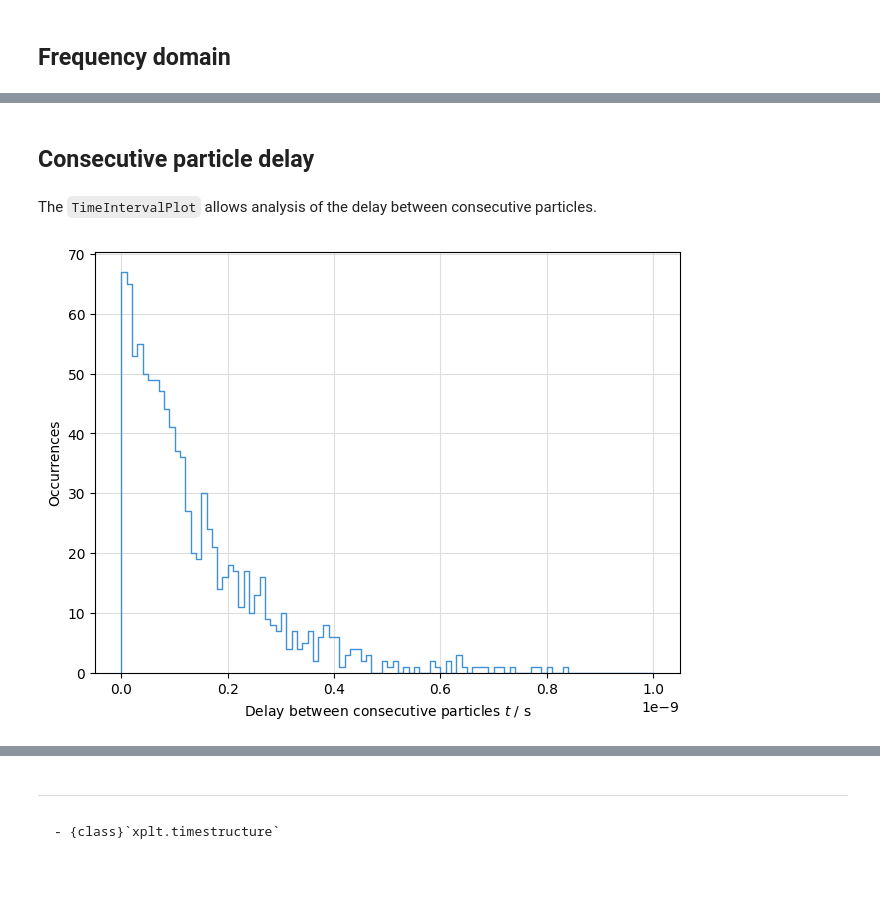
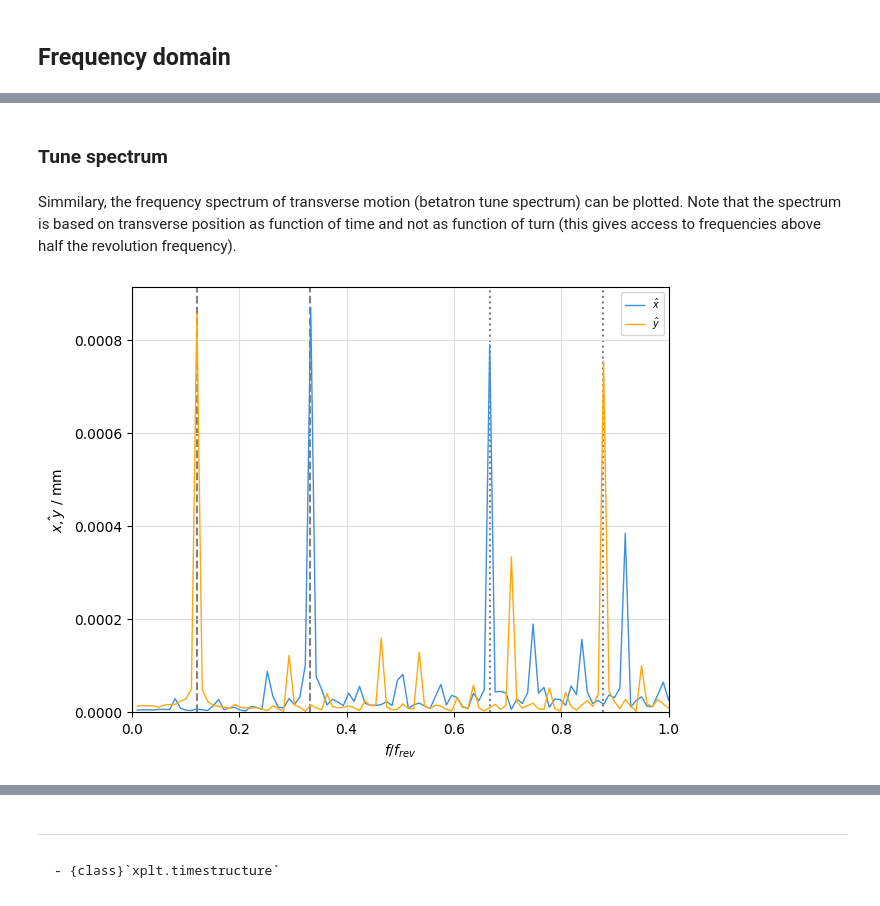
Before and after one commit to xsuite/xplt, a Jupyter notebook: examples/timestructure.ipynb, the cells around one changed output, grey strips where cells are left out. Saved outputs shown, nothing was run; the diff lists cells and outputs as text; code cells hidden in the pictures; blank space fills up the shorter version.

Commit message:
Example for betatron tune spectrum plot

```diff
--- a/examples/timestructure.ipynb
+++ b/examples/timestructure.ipynb
@@ -76,8 +76,11 @@ particles = xp.build_particles(
     delta=delta,
 )
 # %%
-## Generate tracking data
-tracker.track(particles, num_turns=50, turn_by_turn_monitor=True)
+## Twiss
+tw = tracker.twiss(method="4d")
+
+## Track
+tracker.track(particles, num_turns=100, turn_by_turn_monitor=True)
 # %% [markdown]
 ## Time based plot
 # %% [markdown]
@@ -116,10 +127,20 @@ plot = xplt.TimeFFTPlot(particles, fmax=1e11, log=False, circumference=line.get_
+# %% [markdown]
+### Tune spectrum
+# %% [markdown]
+Simmilary, the frequency spectrum of transverse motion (betatron tune spectrum) can be plotted. Note that the spectrum is based on transverse position as function of time and not as function of turn (this gives access to frequencies above half the revolution frequency).
 # %%
-# plot = xplt.TimeFFTPlot(particles, 'x', scaling='pds', fmax=1e11, log=False, circumference=line.get_length())
+mask = (
+    0,
+    None,
+)  # select only a single particle, otherwise the tune signal is very small due to insufficient coherence of our beam
+
+plot = xplt.TimeFFTPlot(
+    tracker.record_last_track, "x+y", relative=True, mask=mask, circumference=line.get_length()
+)
+
+for Q in (tw.qx, tw.qy):
+    q, h = np.modf(Q)
+    plot.ax.axvline(0 + q, ls="--", color="gray", zorder=-1)
+    plot.ax.axvline(1 - q, ls=":", color="gray", zorder=-1)
+# %% [output]
+[figure, added]
-# %% [markdown]
-## Consecutive particle delay
-# %% [markdown]
-The `TimeIntervalPlot` allows analysis of the delay between consecutive particles.
-# %%
-plot = xplt.TimeIntervalPlot(particles, tmax=1e-9, log=False, circumference=10)
-# %% [output]
-[figure, old version]
```
Also changed, not shown: parts of 11 cells of this notebook.
